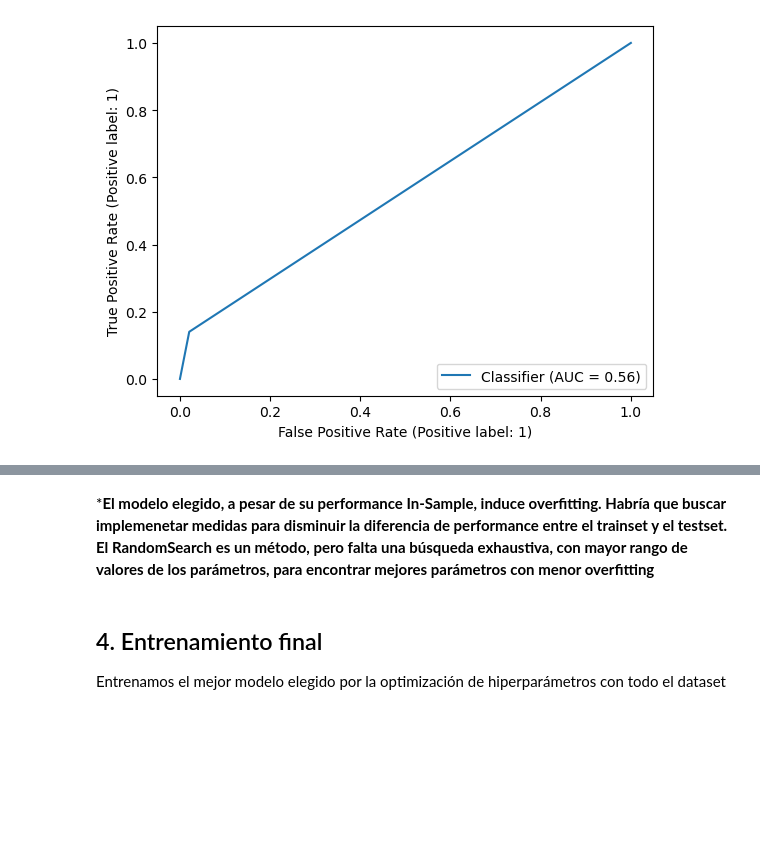
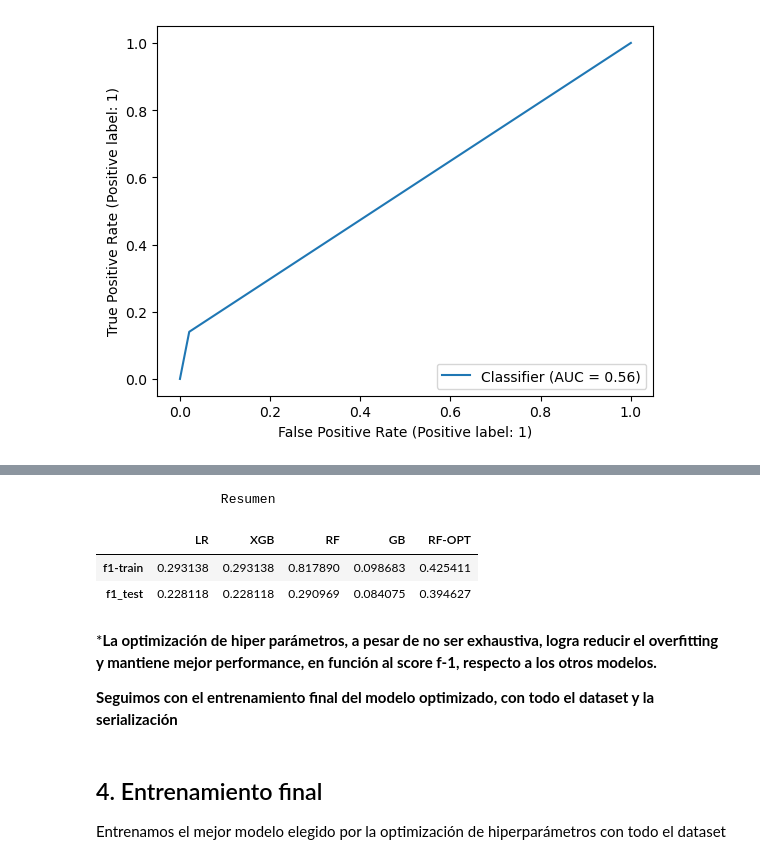
Before and after one commit to HermonAlfaro95/api-serverless-retrazo-de-vuelos-scl, a Jupyter notebook: notebooks/Modelo de predicción de retrazo de vuelos.ipynb, the cells around one changed output, grey strips where cells are left out. Saved outputs shown, nothing was run; the diff lists cells and outputs as text; code cells hidden in the pictures; blank space fills up the shorter version.

Commit message:
Optimización de hiper parámetros y serialización de modelo RandomForest.

```diff
--- a/notebooks/Modelo de predicción de retrazo de vuelos.ipynb
+++ b/notebooks/Modelo de predicción de retrazo de vuelos.ipynb
@@ -439,11 +460,18 @@ def evaluar_modelo(cls_class, X_train, y_train, X_test, y_test):
     evaluacion_performance(y_train, y_pred_train, modelo['clasificador'])
 
     y_pred_test = modelo.predict(X_test)
-    display("--- Evaluación de Performance In-Sample ---")
+    display("--- Evaluación de Performance Out-Sample ---")
     evaluacion_performance(y_test, y_pred_test, modelo['clasificador'])
+
+    f1_cls_train = f1_score(y_train, y_pred_train)
+    f1_cls_test = f1_score(y_test, y_pred_test)
+
+    return f1_cls_train, f1_cls_test
 # %%
 # Random Forest
-evaluar_modelo(RandomForestClassifier, X_train, y_train, X_test, y_test)
+f1_rf_train, f1_rf_test = evaluar_modelo(RandomForestClassifier, X_train, y_train, X_test, y_test)
+
+print(f1_rf_train, f1_rf_test)
 # %% [output]
 '--- Evaluación de Performance In-Sample ---'
 Reporte de clasificación:
@@ -477,7 +506,9 @@ Curva ROC
 [figure]
 # %%
 # Gradient Boosting
-evaluar_modelo(GradientBoostingClassifier, X_train, y_train, X_test, y_test)
+f1_gb_train, f1_gb_test = evaluar_modelo(GradientBoostingClassifier, X_train, y_train, X_test, y_test)
+
+print(f1_gb_train, f1_gb_test)
 # %% [output]
 '--- Evaluación de Performance In-Sample ---'
 Reporte de clasificación:
@@ -602,5 +644,20 @@ Curva ROC
+# %%
+f1_rf_opt_train = f1_score(y_train, y_pred_train)
+f1_rf_opt_test = f1_score(y_test, y_pred_test)
+
+print("\t\tResumen")
+pd.DataFrame({"LR":[f1_lr_train, f1_lr_test], "XGB": [f1_xgb_train, f1_xgb_test],
+              "RF": [f1_rf_train, f1_rf_test], "GB": [f1_gb_train, f1_gb_test],
+             "RF-OPT": [f1_rf_opt_train, f1_rf_opt_test]}, index=['f1-train', "f1_test"])
+# %% [output]
+                Resumen
+|  | LR | XGB | RF | GB | RF-OPT |
+| f1-train | 0.293138 | 0.293138 | 0.817890 | 0.098683 | 0.425411 |
+| f1_test | 0.228118 | 0.228118 | 0.290969 | 0.084075 | 0.394627 |
 # %% [markdown]
-***El modelo elegido, a pesar de su performance In-Sample, induce overfitting. Habría que buscar implemenetar medidas para disminuir la diferencia de performance entre el trainset y el testset. El RandomSearch es un método, pero falta una búsqueda exhaustiva, con mayor rango de valores de los parámetros, para encontrar mejores parámetros con menor overfitting**
+***La optimización de hiper parámetros, a pesar de no ser exhaustiva, logra reducir el overfitting y mantiene mejor performance, en función al score f-1, respecto a los otros modelos.**
+
+**Seguimos con el entrenamiento final del modelo optimizado, con todo el dataset y la serialización**
 # %% [markdown]
 ## 4. Entrenamiento final
 Entrenamos el mejor modelo elegido por la optimización de hiperparámetros con todo el dataset
```
Also changed, not shown: parts of 15 cells of this notebook, 1 other file.
